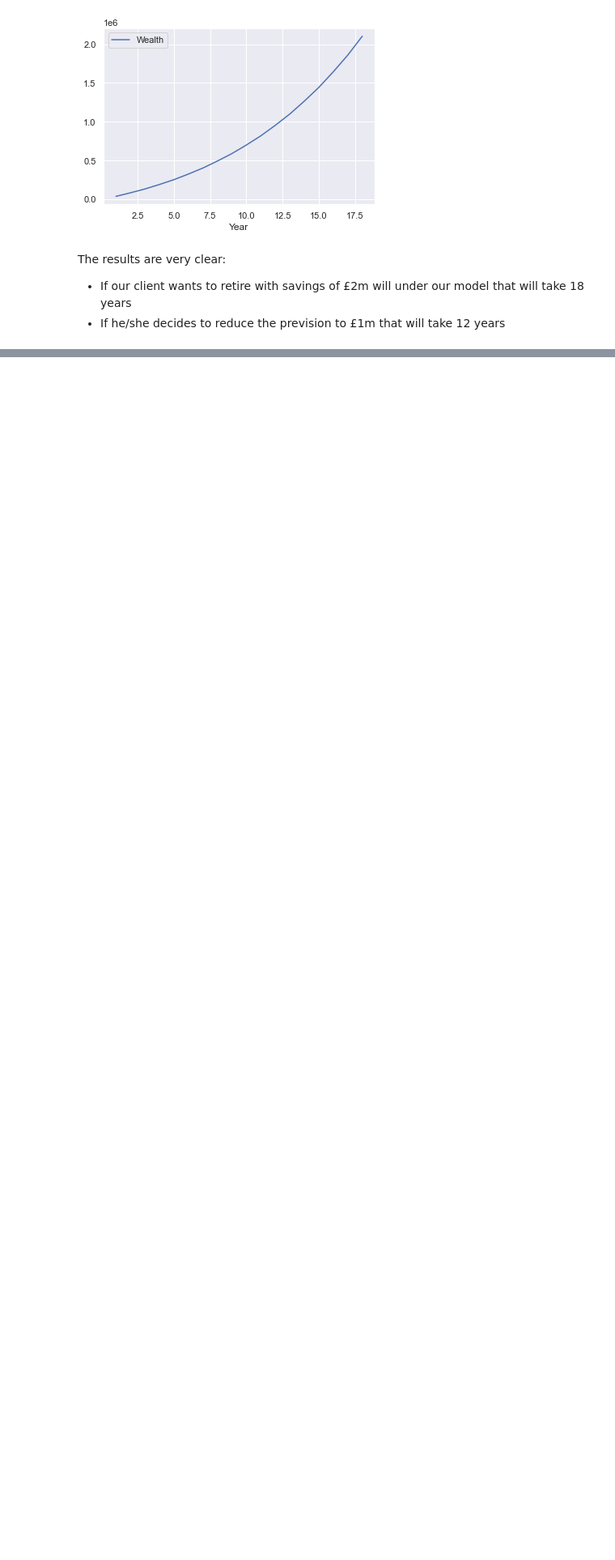
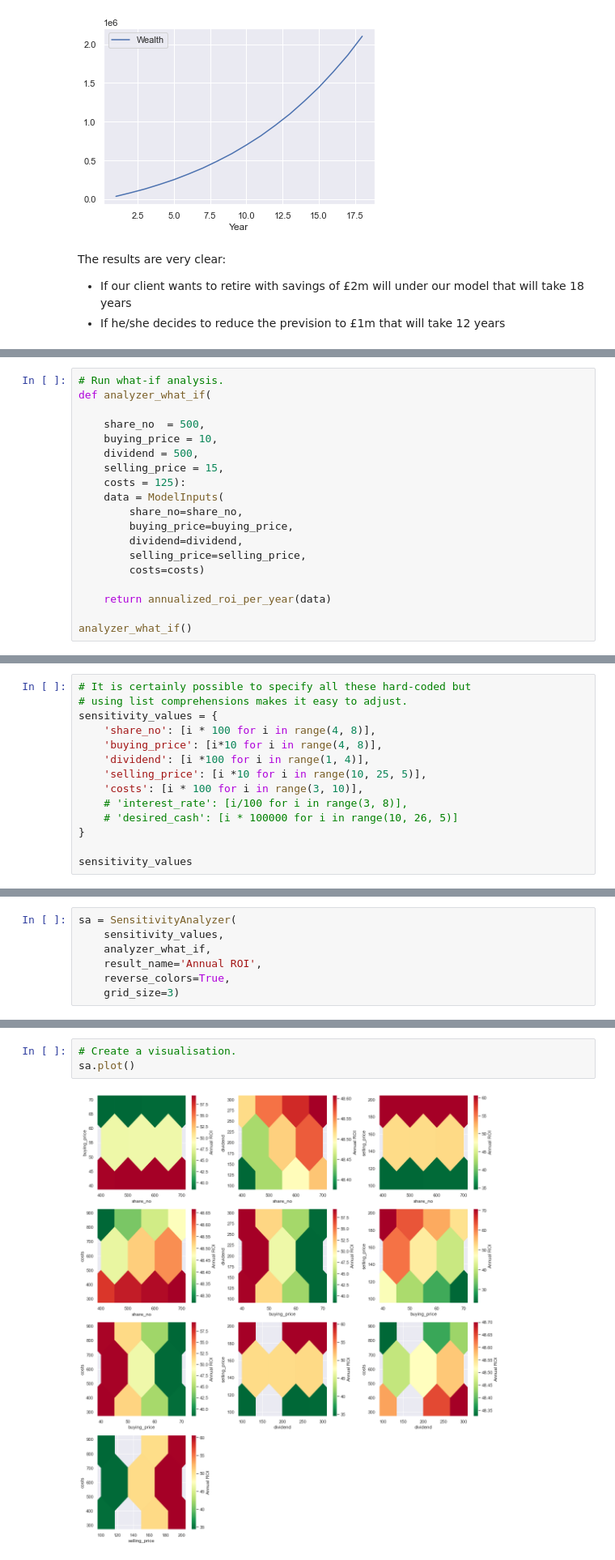
Before and after one commit to JavierConde1976/LSE_DA301_Week_1_Demonstrations, a Jupyter notebook: LSE_DA301_Week_1_Demonstrations.ipynb, the cells around one changed output, grey strips where cells are left out. Shown at 81% size. Cells and saved outputs as stored; diff of their text form; blank space fills up the shorter version.

```diff
--- a/LSE_DA301_Week_1_Demonstrations.ipynb
+++ b/LSE_DA301_Week_1_Demonstrations.ipynb
@@ -2209,0 +2587,19 @@ The results are very clear:
+# %%
+# Run what-if analysis.
+def analyzer_what_if(
+
+    share_no  = 500,
+    buying_price = 10,
+    dividend = 500,
+    selling_price = 15,
+    costs = 125):
+    data = ModelInputs(
+        share_no=share_no,
+        buying_price=buying_price,
+        dividend=dividend,
+        selling_price=selling_price,
+        costs=costs)
+
+    return annualized_roi_per_year(data)
+
+analyzer_what_if()
@@ -2209,0 +2620,14 @@ The results are very clear:
+# %%
+# It is certainly possible to specify all these hard-coded but
+# using list comprehensions makes it easy to adjust.
+sensitivity_values = {
+    'share_no': [i * 100 for i in range(4, 8)],
+    'buying_price': [i*10 for i in range(4, 8)],
+    'dividend': [i *100 for i in range(1, 4)],
+    'selling_price': [i *10 for i in range(10, 25, 5)],
+    'costs': [i * 100 for i in range(3, 10)],
+    # 'interest_rate': [i/100 for i in range(3, 8)],
+    # 'desired_cash': [i * 100000 for i in range(10, 26, 5)]
+}
+
+sensitivity_values
@@ -2209,0 +2640,7 @@ The results are very clear:
+# %%
+sa = SensitivityAnalyzer(
+    sensitivity_values,
+    analyzer_what_if,
+    result_name='Annual ROI',
+    reverse_colors=True,
+    grid_size=3)
@@ -2209,0 +2869,5 @@ The results are very clear:
+# %%
+# Create a visualisation.
+sa.plot()
+# %% [output]
+[figure, added]
```
Also changed, not shown: parts of 117 cells of this notebook.
